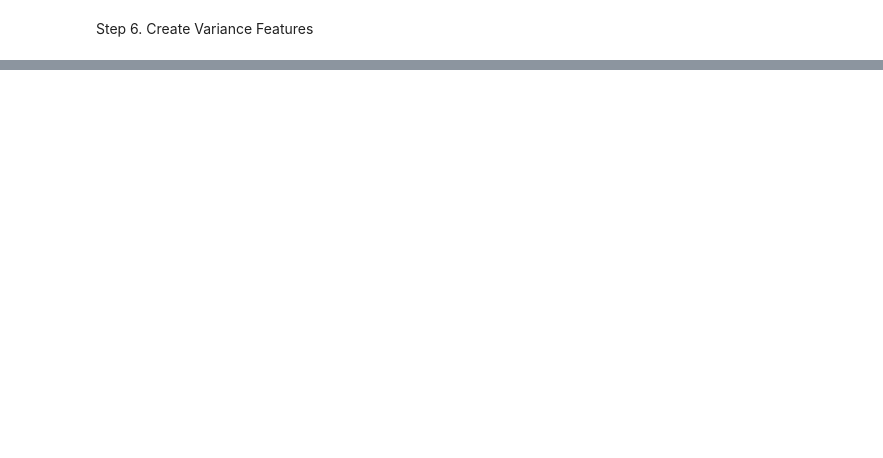
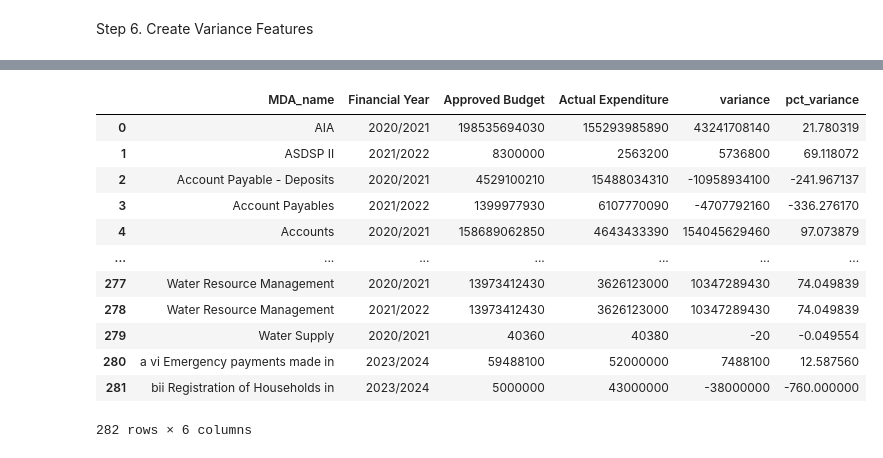
Before and after one commit to Sydney-Were/Analysis-of-National-Government-Ministries-Departments-and-Agencies-Budget-Data, a Jupyter notebook: Analysis.ipynb, the cells around one changed output, grey strips where cells are left out. Drawn from its saved outputs; the diff is of its cells as text; code cells hidden in the pictures; blank space fills up the shorter version.

```diff
--- a/Analysis.ipynb
+++ b/Analysis.ipynb
@@ -256,0 +282,16 @@ df["pct_variance"] = (df["variance"] / df["Approved Budget"]) * 100
+# %%
+df.head(10)
+# %% [output]
+|  | MDA_name | Financial Year | Approved Budget | Actual Expenditure | variance | pct_variance |
+| 0 | AIA | 2020/2021 | 198535694030 | 155293985890 | 43241708140 | 21.780319 |
+| 1 | ASDSP II | 2021/2022 | 8300000 | 2563200 | 5736800 | 69.118072 |
+| 2 | Account Payable - Deposits | 2020/2021 | 4529100210 | 15488034310 | -10958934100 | -241.967137 |
+| 3 | Account Payables | 2021/2022 | 1399977930 | 6107770090 | -4707792160 | -336.276170 |
+| 4 | Accounts | 2020/2021 | 158689062850 | 4643433390 | 154045629460 | 97.073879 |
+| ... | ... | ... | ... | ... | ... | ... |
+| 277 | Water Resource Management | 2020/2021 | 13973412430 | 3626123000 | 10347289430 | 74.049839 |
+| 278 | Water Resource Management | 2021/2022 | 13973412430 | 3626123000 | 10347289430 | 74.049839 |
+| 279 | Water Supply | 2020/2021 | 40360 | 40380 | -20 | -0.049554 |
+| 280 | a vi Emergency payments made in | 2023/2024 | 59488100 | 52000000 | 7488100 | 12.587560 |
+| 281 | bii Registration of Households in | 2023/2024 | 5000000 | 43000000 | -38000000 | -760.000000 |
+282 rows × 6 columns
```
Also changed, not shown: parts of 5 cells of this notebook.
